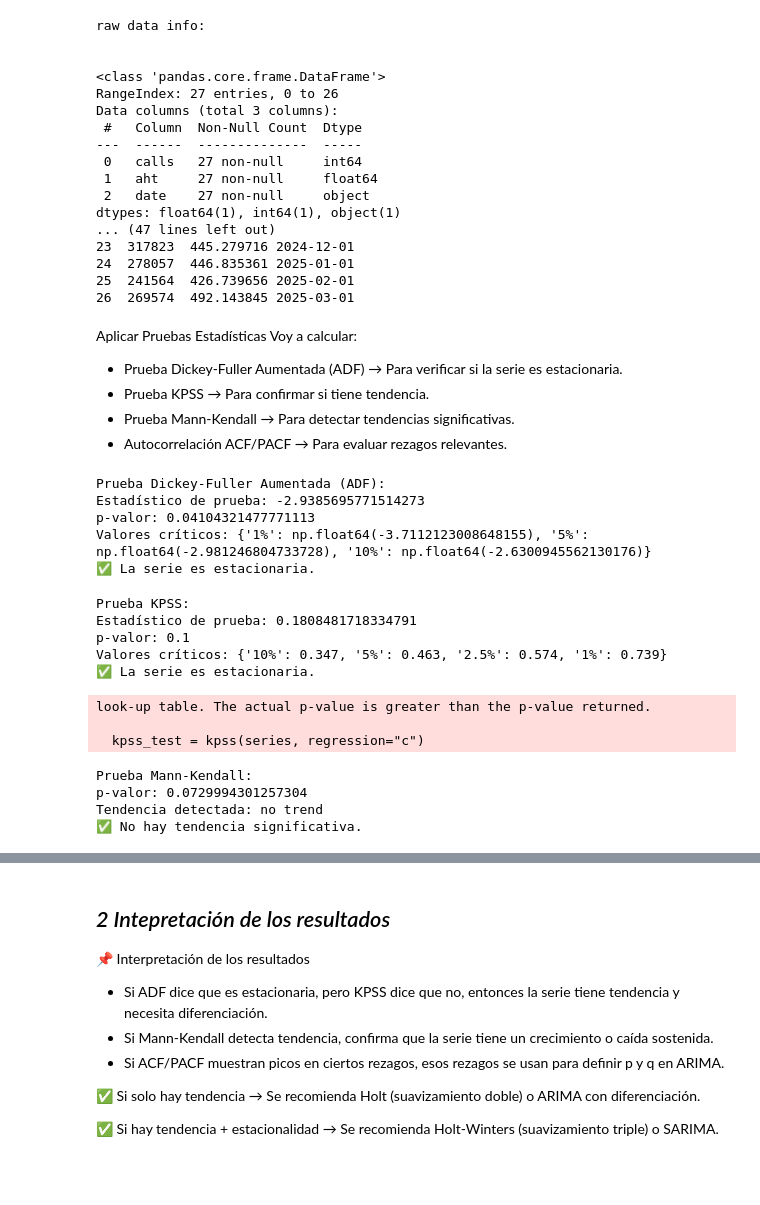
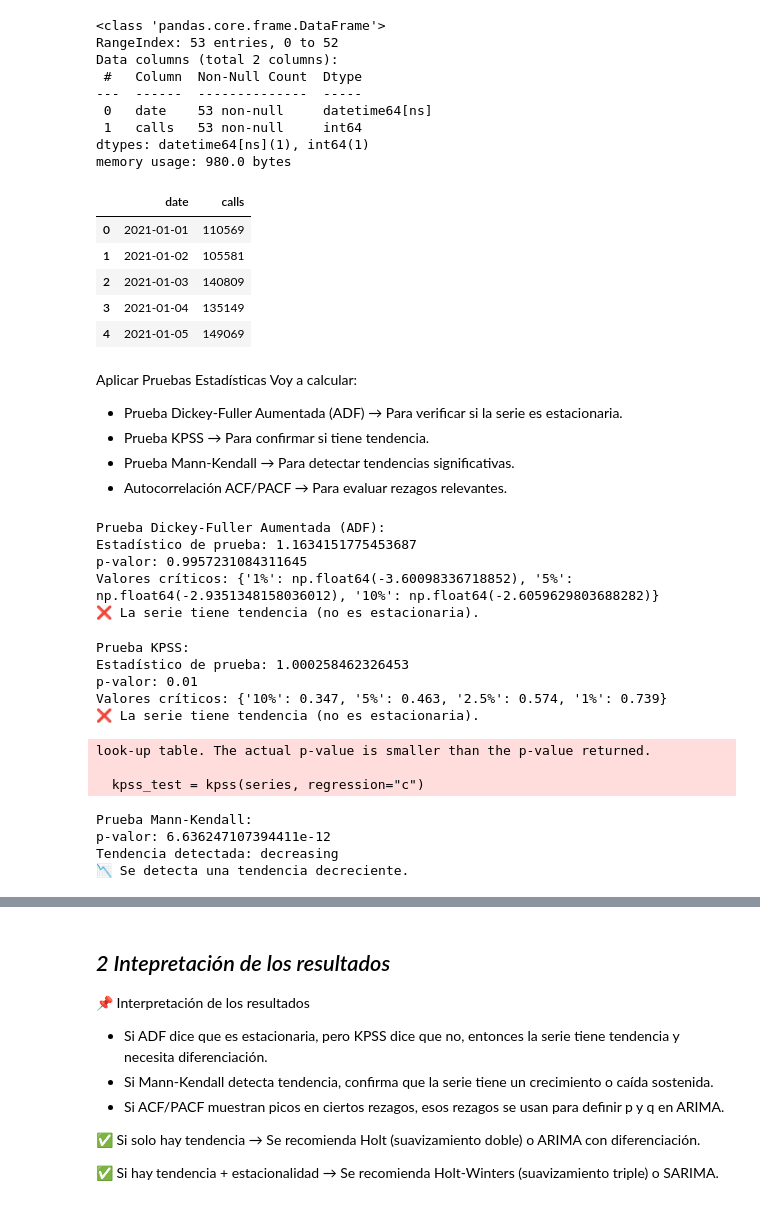
Before and after one commit to enriquemx1/forecast_work_prework, a Jupyter notebook: endtoendforecast.ipynb, the cells around one changed output, grey strips where cells are left out. Drawn from its saved outputs; the diff is of its cells as text; code cells hidden in the pictures; blank space fills up the shorter version.

```diff
--- a/endtoendforecast.ipynb
+++ b/endtoendforecast.ipynb
@@ -33,43 +23,38 @@ from statsmodels.tsa.stattools import kpss
 import pymannkendall as mk
 # %%
 # importar archivo
-df = pd.read_csv('/content/monthly_data_load.csv')
-print('raw data info:')
-print ('\n')
-df.info()
-df.head()
-
-print ('\n')
+df = pd.read_csv('monthly_data_load.csv')
 
 # crear una copia del dataset
 df_baking = df.copy()
-df_baking.info()
+
 # convertir la columna date a fecha
 
 df_baking['date'] = pd.to_datetime(df_baking['date'])
 
 df_baking.info()
-print(df_baking)
+print('\n')
+
+
 # convertir la columna calls en serie
 series = df_baking['calls']
+df_baking.head()
 # %% [output]
-raw data info:
-
-
 <class 'pandas.core.frame.DataFrame'>
-RangeIndex: 27 entries, 0 to 26
-Data columns (total 3 columns):
+RangeIndex: 53 entries, 0 to 52
+Data columns (total 2 columns):
  #   Column  Non-Null Count  Dtype
 ---  ------  --------------  -----
- 0   calls   27 non-null     int64
- 1   aht     27 non-null     float64
- 2   date    27 non-null     object
-dtypes: float64(1), int64(1), object(1)
-... (47 lines left out)
-23  317823  445.279716 2024-12-01
-24  278057  446.835361 2025-01-01
-25  241564  426.739656 2025-02-01
-26  269574  492.143845 2025-03-01
+ 0   date    53 non-null     datetime64[ns]
+ 1   calls   53 non-null     int64
+dtypes: datetime64[ns](1), int64(1)
+memory usage: 980.0 bytes
+|  | date | calls |
+| 0 | 2021-01-01 | 110569 |
+| 1 | 2021-01-02 | 105581 |
+| 2 | 2021-01-03 | 140809 |
+| 3 | 2021-01-04 | 135149 |
+| 4 | 2021-01-05 | 149069 |
 # %% [markdown]
 Aplicar Pruebas Estadísticas
 Voy a calcular:
@@ -91,10 +76,10 @@ else:
     print("❌ La serie tiene tendencia (no es estacionaria).")
 # %% [output]
 Prueba Dickey-Fuller Aumentada (ADF):
-Estadístico de prueba: -2.9385695771514273
-p-valor: 0.04104321477771113
-Valores críticos: {'1%': np.float64(-3.7112123008648155), '5%': np.float64(-2.981246804733728), '10%': np.float64(-2.6300945562130176)}
-✅ La serie es estacionaria.
+Estadístico de prueba: 1.1634151775453687
+p-valor: 0.9957231084311645
+Valores críticos: {'1%': np.float64(-3.60098336718852), '5%': np.float64(-2.9351348158036012), '10%': np.float64(-2.6059629803688282)}
+❌ La serie tiene tendencia (no es estacionaria).
 # %%
 from statsmodels.tsa.stattools import kpss
 
@@ -112,11 +97,11 @@ else:
     print("✅ La serie es estacionaria.")
 # %% [output]
 Prueba KPSS:
-Estadístico de prueba: 0.1808481718334791
-p-valor: 0.1
+Estadístico de prueba: 1.000258462326453
+p-valor: 0.01
 Valores críticos: {'10%': 0.347, '5%': 0.463, '2.5%': 0.574, '1%': 0.739}
-✅ La serie es estacionaria.
+❌ La serie tiene tendencia (no es estacionaria).
-look-up table. The actual p-value is greater than the p-value returned.
+look-up table. The actual p-value is smaller than the p-value returned.
 
   kpss_test = kpss(series, regression="c")
 # %%
@@ -137,9 +122,9 @@ elif mk_result.trend == "decreasing":
     print("📉 Se detecta una tendencia decreciente.")
 # %% [output]
 Prueba Mann-Kendall:
-p-valor: 0.0729994301257304
-Tendencia detectada: no trend
-✅ No hay tendencia significativa.
+p-valor: 6.636247107394411e-12
+Tendencia detectada: decreasing
+📉 Se detecta una tendencia decreciente.
 # %%
 import matplotlib.pyplot as plt
 from statsmodels.graphics.tsaplots import plot_acf, plot_pacf
```
Also changed, not shown: parts of 8 cells of this notebook, 7 other files.
